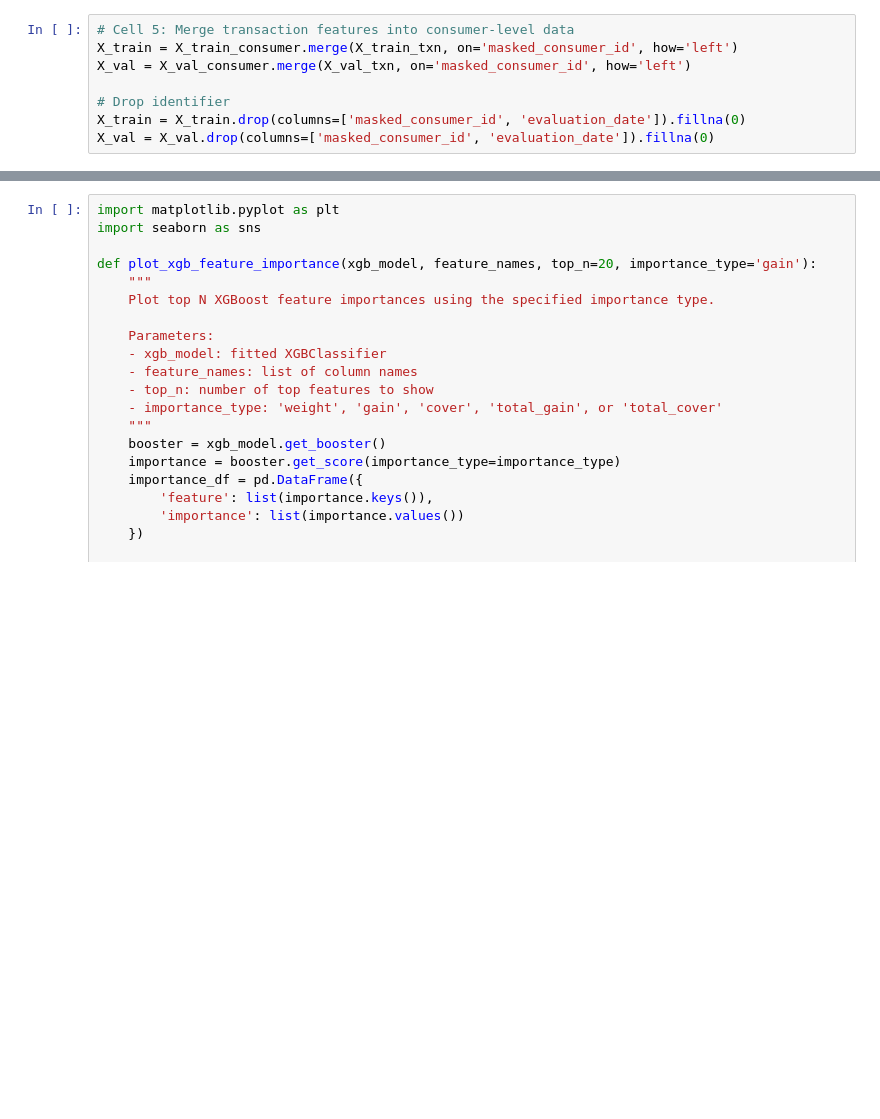
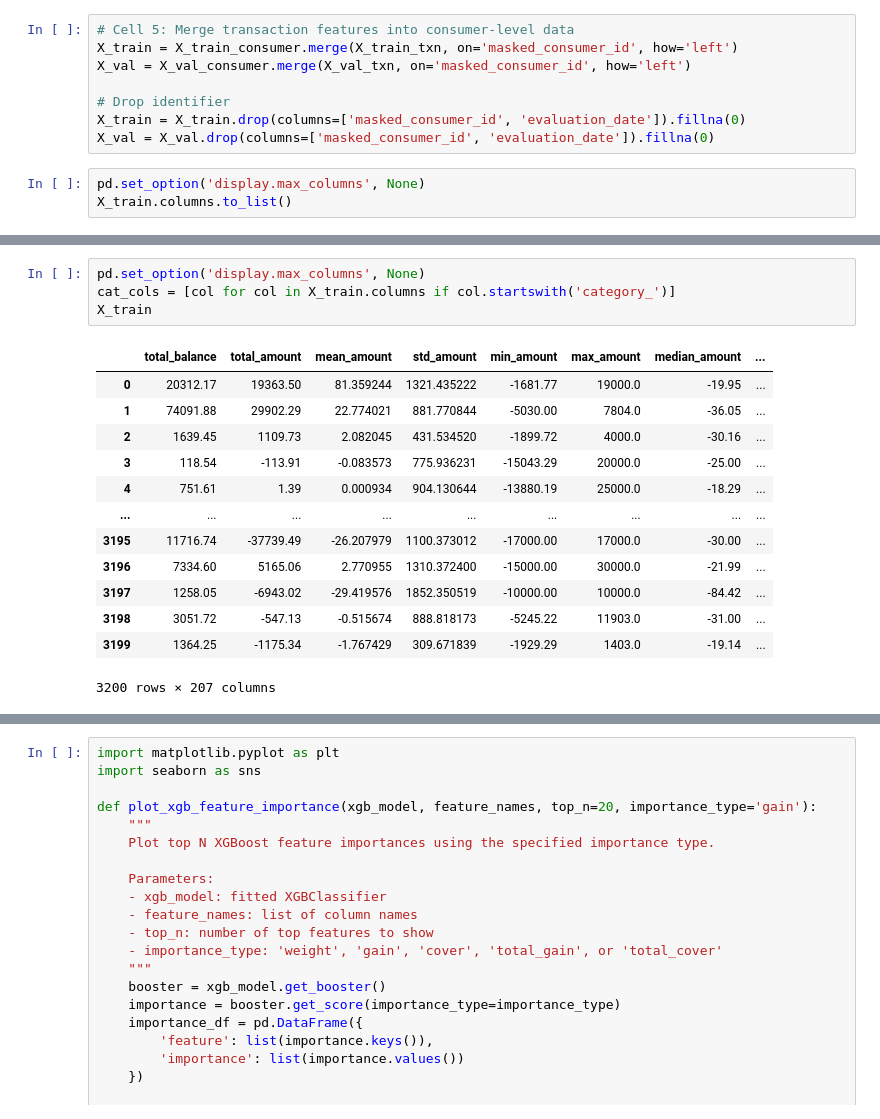
Before and after one commit to cosmanatlol/mlc-sp25-car, a Jupyter notebook: Zhaolong_workflow/milestone4_model.ipynb, the cells around one changed output, grey strips where cells are left out. Saved outputs shown, nothing was run; the diff lists cells and outputs as text; blank space fills up the shorter version.

```diff
--- a/Zhaolong_workflow/milestone4_model.ipynb
+++ b/Zhaolong_workflow/milestone4_model.ipynb
@@ -168,3 +209,6 @@ X_val = X_val_consumer.merge(X_val_txn, on='masked_consumer_id', how='left')
 # Drop identifier
 X_train = X_train.drop(columns=['masked_consumer_id', 'evaluation_date']).fillna(0)
 X_val = X_val.drop(columns=['masked_consumer_id', 'evaluation_date']).fillna(0)
+# %%
+pd.set_option('display.max_columns', None)
+X_train.columns.to_list()
@@ -170,0 +233,18 @@ X_val = X_val.drop(columns=['masked_consumer_id', 'evaluation_date']).fillna(0)
+# %%
+pd.set_option('display.max_columns', None)
+cat_cols = [col for col in X_train.columns if col.startswith('category_')]
+X_train
+# %% [output]
+|  | total_balance | total_amount | mean_amount | std_amount | min_amount | max_amount | median_amount | ... |
+| 0 | 20312.17 | 19363.50 | 81.359244 | 1321.435222 | -1681.77 | 19000.0 | -19.95 | ... |
+| 1 | 74091.88 | 29902.29 | 22.774021 | 881.770844 | -5030.00 | 7804.0 | -36.05 | ... |
+| 2 | 1639.45 | 1109.73 | 2.082045 | 431.534520 | -1899.72 | 4000.0 | -30.16 | ... |
+| 3 | 118.54 | -113.91 | -0.083573 | 775.936231 | -15043.29 | 20000.0 | -25.00 | ... |
+| 4 | 751.61 | 1.39 | 0.000934 | 904.130644 | -13880.19 | 25000.0 | -18.29 | ... |
+| ... | ... | ... | ... | ... | ... | ... | ... | ... |
+| 3195 | 11716.74 | -37739.49 | -26.207979 | 1100.373012 | -17000.00 | 17000.0 | -30.00 | ... |
+| 3196 | 7334.60 | 5165.06 | 2.770955 | 1310.372400 | -15000.00 | 30000.0 | -21.99 | ... |
+| 3197 | 1258.05 | -6943.02 | -29.419576 | 1852.350519 | -10000.00 | 10000.0 | -84.42 | ... |
+| 3198 | 3051.72 | -547.13 | -0.515674 | 888.818173 | -5245.22 | 11903.0 | -31.00 | ... |
+| 3199 | 1364.25 | -1175.34 | -1.767429 | 309.671839 | -1929.29 | 1403.0 | -19.14 | ... |
+3200 rows × 207 columns
```
Also changed, not shown: parts of 20 cells of this notebook, 6 other files.
